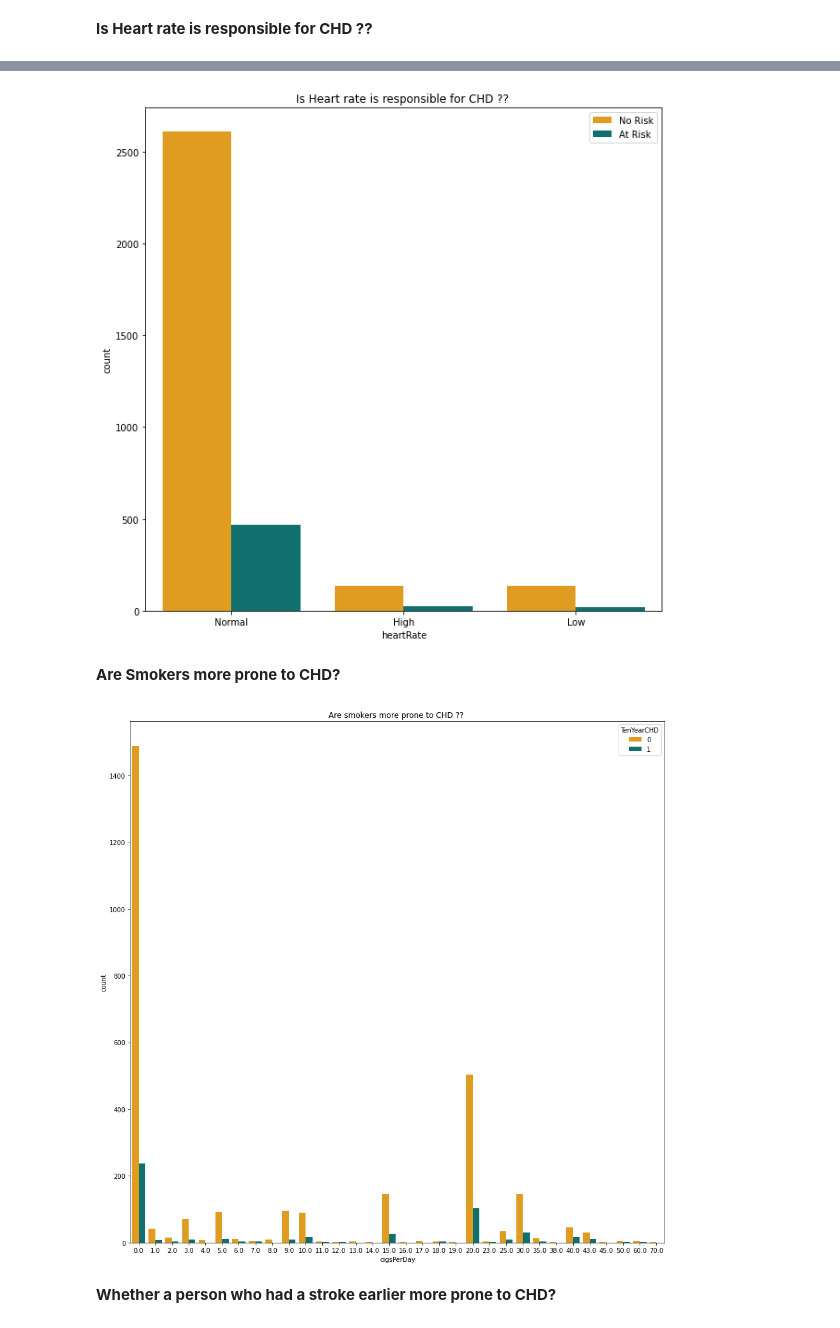
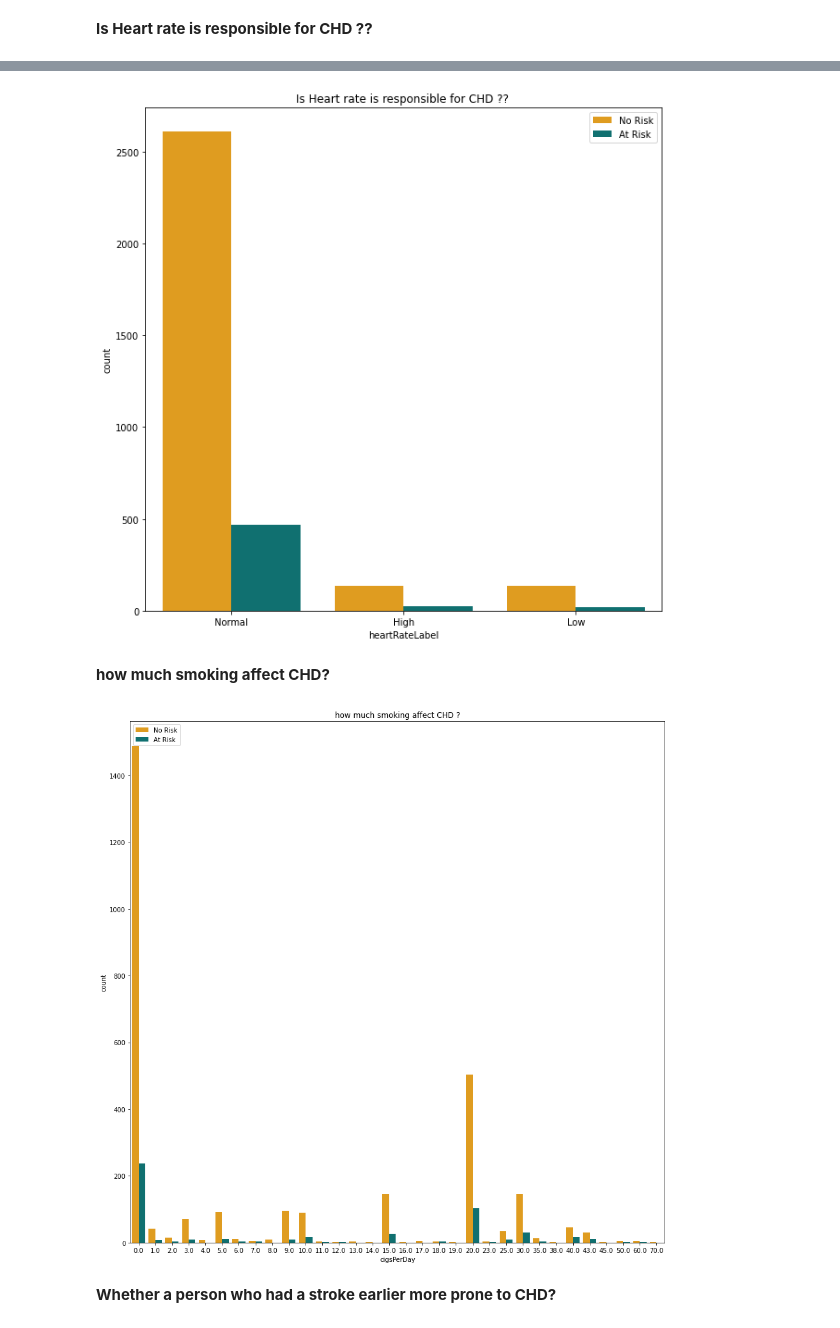
Before and after one commit to ameenattar92/Cardiovascular-Risk-Prediction, a Jupyter notebook: Cardiovascular_Risk_Prediction.ipynb, the cells around one changed output, grey strips where cells are left out. Cells and saved outputs as stored; diff of their text form; code cells hidden in the pictures.

Commit message:
updated graphs

```diff
--- a/Cardiovascular_Risk_Prediction.ipynb
+++ b/Cardiovascular_Risk_Prediction.ipynb
@@ -77,5 +77,5 @@ Drive already mounted at /content/drive; to attempt to forcibly remount, call dr
 # %%
-path = '/content/drive/MyDrive/AlmaBetter Data Science/Capstone Projects/ Cardiovascular Risk Prediction/data_cardiovascular_risk.csv'
+path = '/content/drive/MyDrive/Capstone Project/Cardiovascular Risk Prediction - Pradip Solanki/data/data_cardiovascular_risk.csv'
 # %%
 cvs_df = pd.read_csv(path , index_col = "id")
 # %% [markdown]
@@ -402,5 +402,5 @@ def heartRate_data(row):
 
     return value
 # %%
-cvs_df['heartRate'] = cvs_df.apply(heartRate_data, axis = 1)
+cvs_df['heartRateLabel'] = cvs_df.apply(heartRate_data, axis = 1)
 # %%
@@ -422,23 +422,25 @@ Name: heartRate, Length: 3390, dtype: object>
 # %%
 plt.figure(figsize = (10,10))
 my_palette = {0 : 'orange' , 1 : 'teal'}
-sns.countplot(x = cvs_df['heartRate'], hue = cvs_df['TenYearCHD'], palette = my_palette)
+sns.countplot(x = cvs_df['heartRateLabel'], hue = cvs_df['TenYearCHD'], palette = my_palette)
 plt.title("Is Heart rate is responsible for CHD ?? ")
 plt.legend(['No Risk','At Risk'])
 plt.show()
 # %% [output]
-[figure, old version]
+[figure, new version]
-# %% [markdown]
-**Are Smokers more prone to CHD?**
+# %%
+cvs_df.drop(columns=['heartRateLabel'], inplace=True)
+# %% [markdown]
+**how much smoking affect CHD?**
 # %%
 plt.figure(figsize = (15,15))
 my_palette = {0 : 'orange' , 1 : 'teal'}
 sns.countplot(x = cvs_df['cigsPerDay'], hue = cvs_df['TenYearCHD'], palette = my_palette)
-plt.title("Are smokers more prone to CHD ?? ")
-
+plt.title("how much smoking affect CHD ?")
+plt.legend(['No Risk','At Risk'])
 plt.show()
 # %% [output]
-[figure, old version]
+[figure, new version]
 # %% [markdown]
 **Whether a person who had a stroke earlier more prone to CHD?**
 # %%
```
Also changed, not shown: parts of 61 cells of this notebook.
